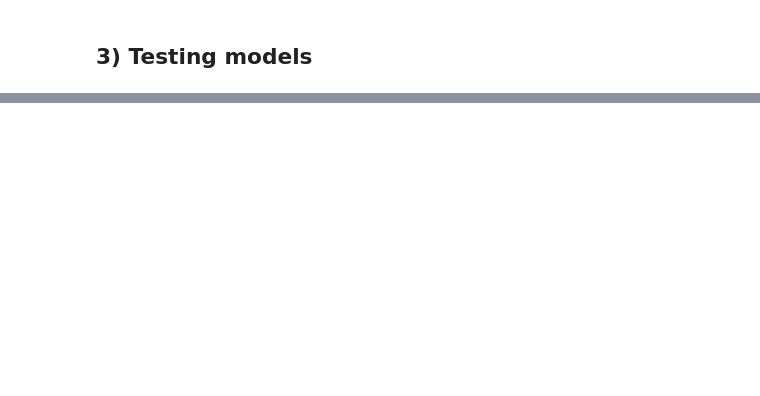
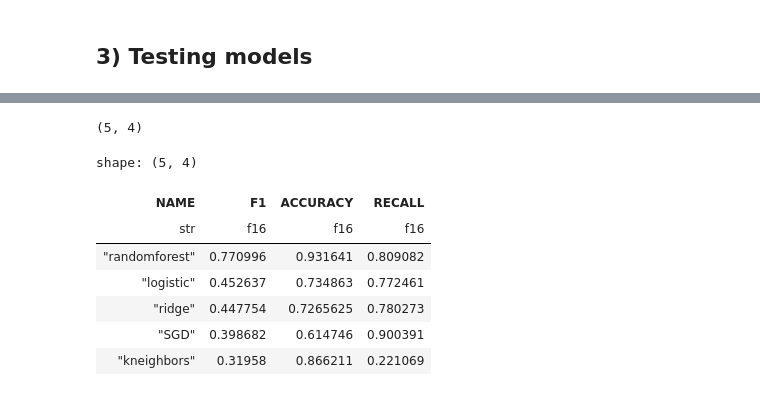
Before and after one commit to TulioInoue/diabetes_study, a Jupyter notebook: training.ipynb, the cells around one changed output, grey strips where cells are left out. Saved outputs shown, nothing was run; the diff lists cells and outputs as text; code cells hidden in the pictures; blank space fills up the shorter version.

```diff
--- a/training.ipynb
+++ b/training.ipynb
@@ -163,2 +185,9 @@ X_resampled , y_resampled = random_sampler.fit_resample(
+# %%
+tomek_sampler = TomekLinks()
+
+X_resampled , y_resampled = tomek_sampler.fit_resample(
+    X = X_train,
+    y = y_train
+)
 # %% [markdown]
 ## 3) Testing models
@@ -334,0 +300,63 @@ cm_plot.plot()
+# %%
+result_schema = {
+    "NAME": pl.String,
+    "F1": pl.Float16,
+    "ACCURACY": pl.Float16,
+    "RECALL": pl.Float16
+}
+
+result_df = pl.DataFrame(
+    schema = result_schema
+)
+
+matrices = []
+
+y_test_num = y_test.to_numpy()
+
+for archive in [archive for archive in Path("./models/").iterdir() if archive.name != "pre_processing.joblib"]:
+
+    model = joblib.load(filename=archive)
+    y_raw_pred = model.predict(x_test)
+
+    if isinstance(y_raw_pred[0], str):
+        y_pred = np.array([1 if p == "diabetes" else 0 for p in y_raw_pred])
+    else:
+        y_pred = y_raw_pred
+
+    matrices.append({
+        "name": archive.name.split(".")[0],
+        "matrix": confusion_matrix(y_true=y_test_num, y_pred=y_pred)
+    })
+
+    result_df = pl.concat(
+        items = [
+            result_df,
+            pl.DataFrame(
+                data = {
+                    "NAME": archive.name.split(".")[0],
+                    "F1": f1_score(y_true=y_test_num, y_pred=y_pred),
+                    "ACCURACY": accuracy_score(y_true=y_test_num, y_pred=y_pred),
+                    "RECALL": recall_score(y_true=y_test_num, y_pred=y_pred)
+                },
+                schema = result_schema
+            )
+        ]
+    )
+
+result_df = result_df.sort(
+    by = "F1",
+    descending = True
+)
+
+print(result_df.shape)
+display(result_df)
+# %% [output]
+(5, 4)
+shape: (5, 4)
+| NAME | F1 | ACCURACY | RECALL |
+| str | f16 | f16 | f16 |
+| "randomforest" | 0.770996 | 0.931641 | 0.809082 |
+| "logistic" | 0.452637 | 0.734863 | 0.772461 |
+| "ridge" | 0.447754 | 0.7265625 | 0.780273 |
+| "SGD" | 0.398682 | 0.614746 | 0.900391 |
+| "kneighbors" | 0.31958 | 0.866211 | 0.221069 |
```
Also changed, not shown: parts of 52 cells of this notebook, 4 other files.
